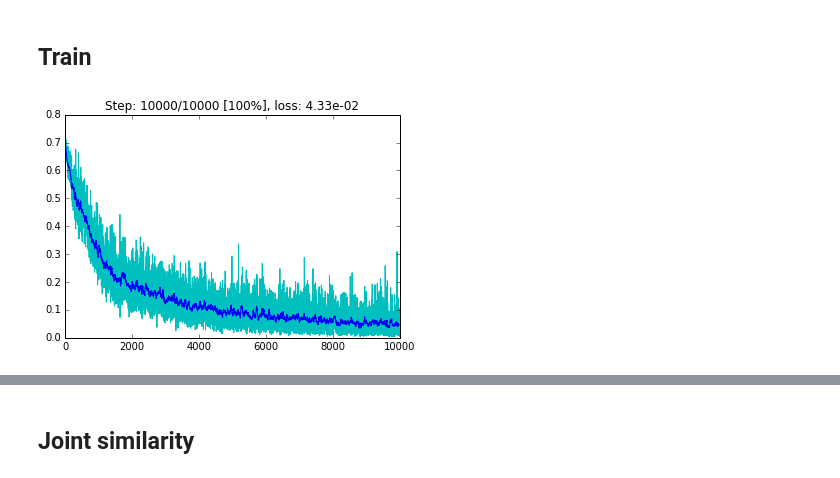
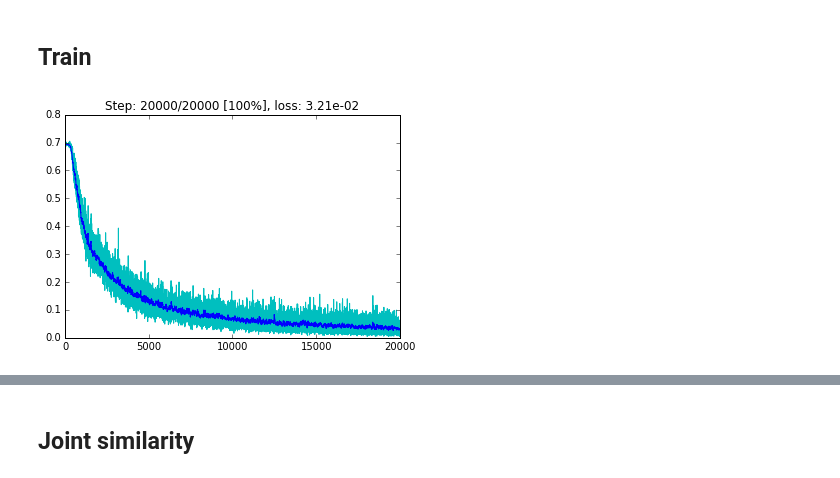
Before and after one commit to RomanKoshelev/deepcoins, a Jupyter notebook: similarity_model.ipynb, the cells around one changed output, grey strips where cells are left out. Drawn from its saved outputs; the diff is of its cells as text; code cells hidden in the pictures.

Commit message:
traine similarity on 3000 aug

```diff
--- a/similarity_model.ipynb
+++ b/similarity_model.ipynb
@@ -158,28 +158,29 @@ class SimiratityModel:
 ## Train
 # %%
 %%time
-def test_train_model(image_shape, step_num, data_size, batch_size, learning_rate, stop_loss):
-    aug  = Augmentator()
+def test_train_model(image_shape, step_num, data_size, batch_size, learning_rate, aug_num, stop_loss):
+    aug  = Augmentator(cache_size = aug_num)
     data = Dataset(image_shape)
     data.load(_dataset_path, data_size)
     model = SimiratityModel(data, aug)
     model.build()
     model.train(step_num=step_num, batch_size=batch_size, learning_rate=learning_rate, stop_loss=stop_loss)
     print("path         :", model.data.path)
     print("data_size    :", data_size)
     print("batch_size   :", batch_size)
     print("learning_rate: %.0e" % learning_rate)
     return model
 
 if global_run_tests:
     _sim_model = test_train_model(
         image_shape   = [128,128,1],
-        step_num      = 10000,
+        step_num      = 20000,
         data_size     = 1000,
-        batch_size    = 100,
+        batch_size    = 256,
         learning_rate = 1e-4,
+        aug_num       = 300,
         stop_loss     = .01)
 # %% [output]
-[figure, old version]
+[figure, new version]
 path         : /netforge/datasets/private/roman/coins/images
 data_size    : 1000
```
Also changed, not shown: parts of 5 cells of this notebook, 1 other file.
